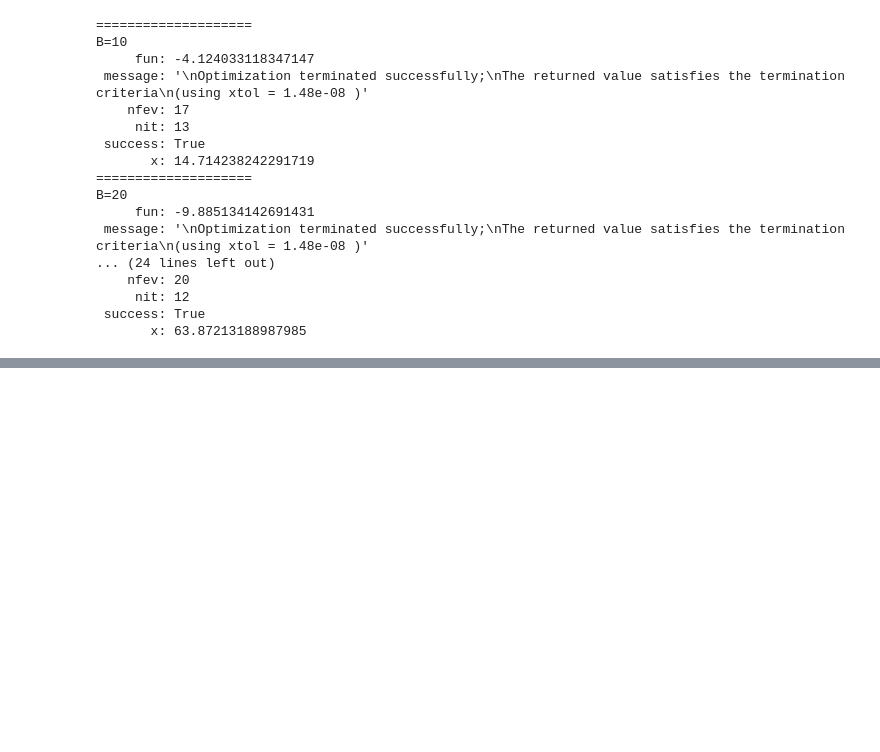
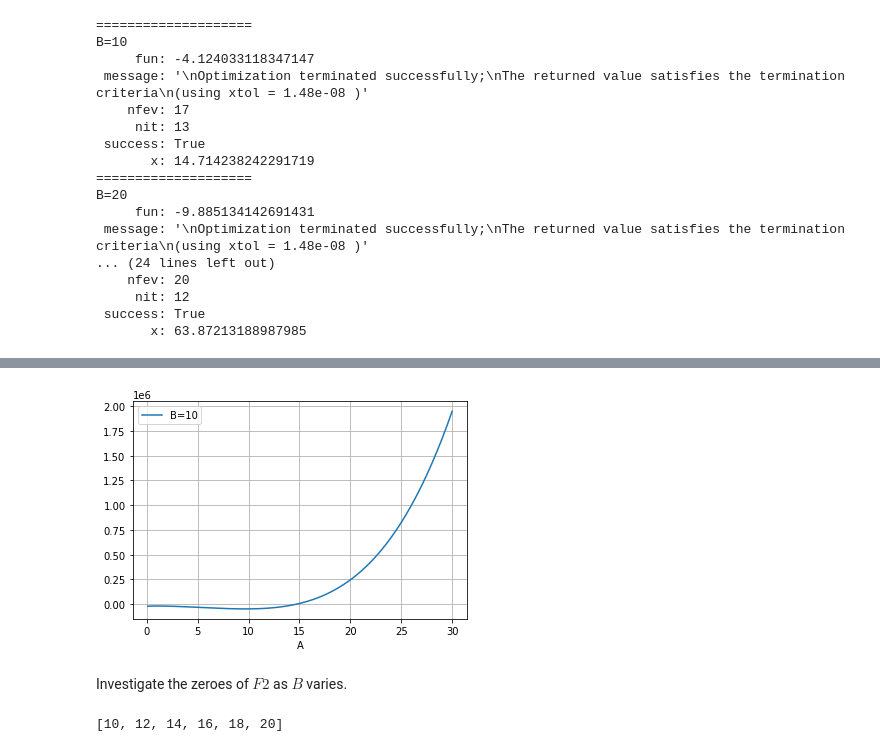
Before and after one commit to agryman/acmpy, a Jupyter notebook: notebooks/rwc-alam/scipy-optimize.ipynb, the cells around one changed output, grey strips where cells are left out. Saved outputs shown, nothing was run; the diff lists cells and outputs as text; code cells hidden in the pictures; blank space fills up the shorter version.

```diff
--- a/notebooks/rwc-alam/scipy-optimize.ipynb
+++ b/notebooks/rwc-alam/scipy-optimize.ipynb
@@ -187,0 +261,3 @@ B=20
+# %%
+F2_df = pd.DataFrame(index=A_index)
+F2_df
@@ -187,0 +279,8 @@ B=20
+# %%
+from sympy import Expr
+
+def make_F2_A(B_value: float) -> Expr:
+    return F2_A_B.subs(B, B_value)
+
+F2_A_10 = make_F2_A(10)
+F2_A_10
@@ -187,0 +289,12 @@ B=20
+# %%
+from typing import Callable
+
+def make_F2(B_value: float) -> Callable[[float], float]:
+    F2_A: Expr = make_F2_A(B_value)
+    def F2(A_value: float) -> float:
+        return float(F2_A.subs(A, A_value))
+    return F2
+# %%
+F2_10 = make_F2(10)
+F2_df['B=10'] = [F2_10(A_value) for A_value in A_index]
+F2_df
@@ -187,0 +316,11 @@ B=20
+# %%
+F2_df.plot(grid=True);
+# %% [output]
+[figure, added]
+# %% [markdown]
+Investigate the zeroes of $F2$ as $B$ varies.
+# %%
+Bs = list(range(10, 21, 2))
+Bs
+# %% [output]
+[10, 12, 14, 16, 18, 20]
```
Also changed, not shown: parts of 35 cells of this notebook, 3 other files.
